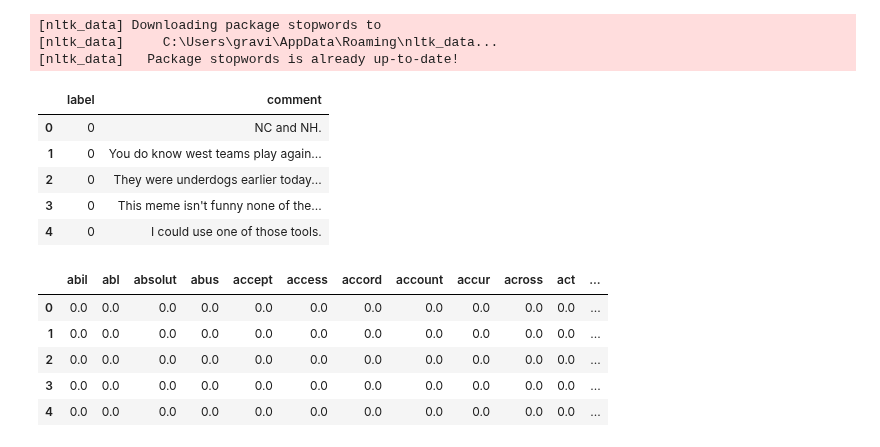
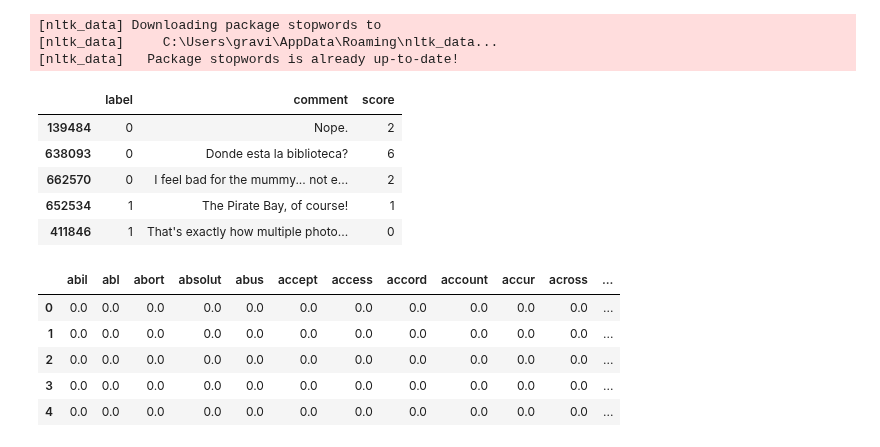
Before and after one commit to Sveto-G/Reddit-Sarcasm, a Jupyter notebook: Notebooks/TFIDF_knn.ipynb, the cells around one changed output. Cells and saved outputs as stored; diff of their text form; code cells hidden in the pictures.

Commit message:
adding sample.csv

```diff
--- a/Notebooks/TFIDF_knn.ipynb
+++ b/Notebooks/TFIDF_knn.ipynb
@@ -21,16 +22,17 @@ from sklearn.neighbors import KNeighborsClassifier
 [nltk_data]     C:\Users\gravi\AppData\Roaming\nltk_data...
 [nltk_data]   Package stopwords is already up-to-date!
 # %%
-reddit = pd.read_csv('reddit_final.csv', index_col=[0])
+# reading in csv and
+reddit = pd.read_csv('sample_comments.csv', index_col=[0])
 
 reddit.head()
 # %% [output]
-|  | label | comment |
-| 0 | 0 | NC and NH. |
-| 1 | 0 | You do know west teams play again... |
-| 2 | 0 | They were underdogs earlier today... |
-| 3 | 0 | This meme isn't funny none of the... |
-| 4 | 0 | I could use one of those tools. |
+|  | label | comment | score |
+| 139484 | 0 | Nope. | 2 |
+| 638093 | 0 | Donde esta la biblioteca? | 6 |
+| 662570 | 0 | I feel bad for the mummy... not e... | 2 |
+| 652534 | 1 | The Pirate Bay, of course! | 1 |
+| 411846 | 1 | That's exactly how multiple photo... | 0 |
 # %%
 X = reddit['comment']
 y = reddit['label']
@@ -77,11 +79,11 @@ train_tokens = tfidf.transform(X_train)
 val_tokens = tfidf.transform(X_val)
 test_tokens = tfidf.transform(X_test)
 # %%
-train_tfidf = pd.DataFrame(columns=tfidf.get_feature_names_out(), data=train_tokens.toarray())
+train_tfidf = pd.DataFrame(columns=tfidf.get_feature_names(), data=train_tokens.toarray())
 
 train_tfidf.head()
 # %% [output]
-|  | abil | abl | absolut | abus | accept | access | accord | account | accur | across | act | ... |
+|  | abil | abl | abort | absolut | abus | accept | access | accord | account | accur | across | ... |
 | 0 | 0.0 | 0.0 | 0.0 | 0.0 | 0.0 | 0.0 | 0.0 | 0.0 | 0.0 | 0.0 | 0.0 | ... |
 | 1 | 0.0 | 0.0 | 0.0 | 0.0 | 0.0 | 0.0 | 0.0 | 0.0 | 0.0 | 0.0 | 0.0 | ... |
 | 2 | 0.0 | 0.0 | 0.0 | 0.0 | 0.0 | 0.0 | 0.0 | 0.0 | 0.0 | 0.0 | 0.0 | ... |
```
Also changed, not shown: parts of 16 cells of this notebook.
